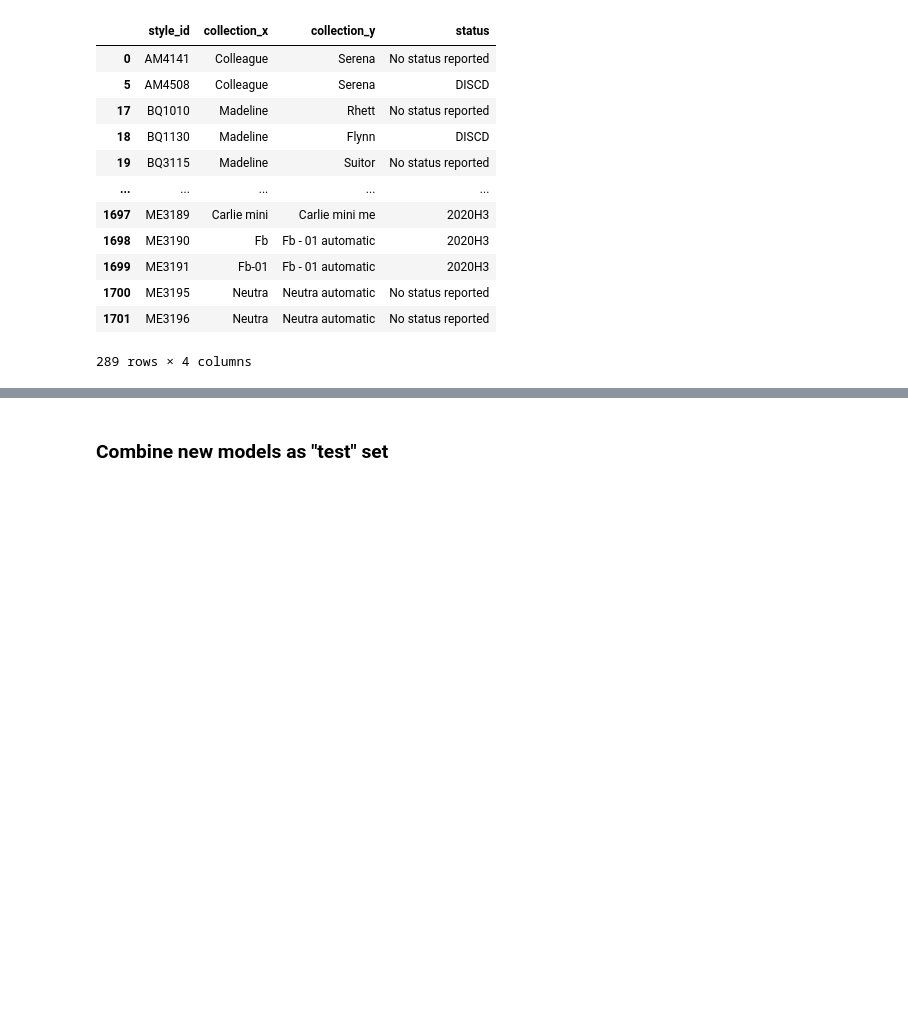
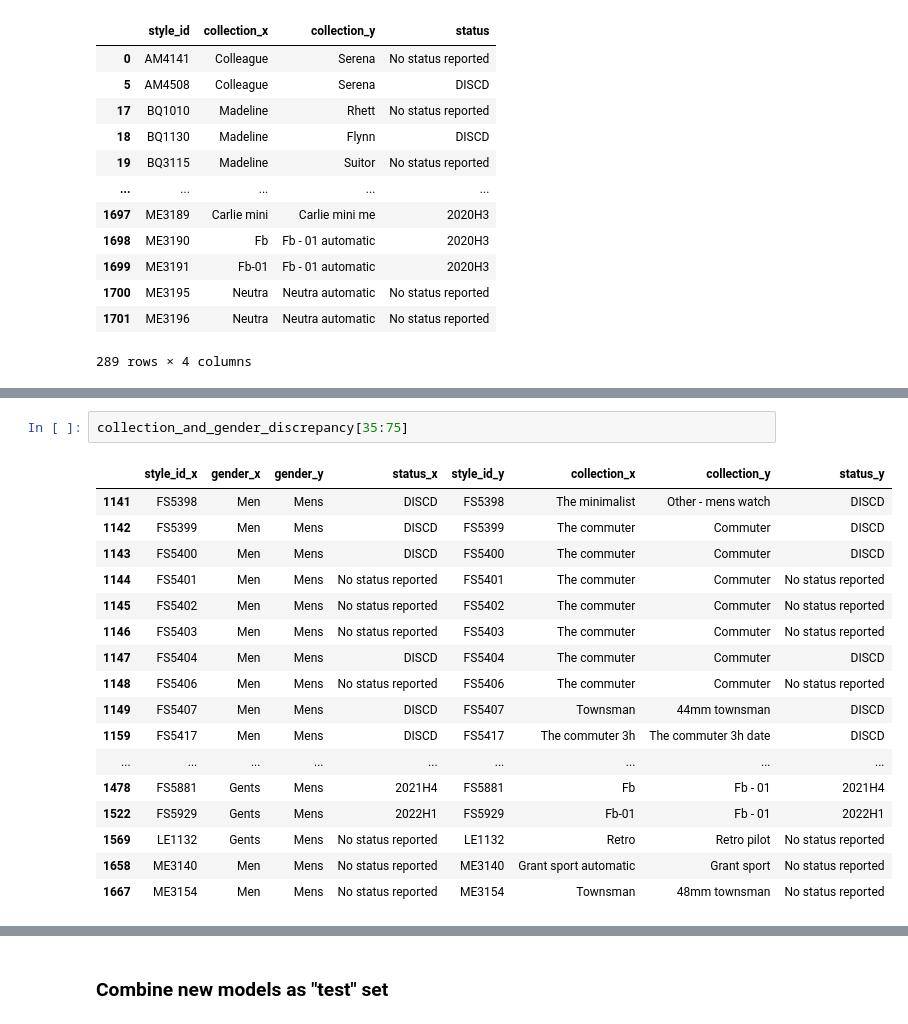
Before and after one commit to vmorenocosta/project-capstone-watch-sales, a Jupyter notebook: code/01_data_cleaning.ipynb, the cells around one changed output, grey strips where cells are left out. Drawn from its saved outputs; the diff is of its cells as text; blank space fills up the shorter version.

```diff
--- a/code/01_data_cleaning.ipynb
+++ b/code/01_data_cleaning.ipynb
@@ -660,0 +828,20 @@ collection_discrepancy.replace(collection_replace_dict,1)
+# %%
+collection_and_gender_discrepancy[35:75]
+# %% [output]
+|  | style_id_x | gender_x | gender_y | status_x | style_id_y | collection_x | collection_y | status_y |
+| 1141 | FS5398 | Men | Mens | DISCD | FS5398 | The minimalist | Other - mens watch | DISCD |
+| 1142 | FS5399 | Men | Mens | DISCD | FS5399 | The commuter | Commuter | DISCD |
+| 1143 | FS5400 | Men | Mens | DISCD | FS5400 | The commuter | Commuter | DISCD |
+| 1144 | FS5401 | Men | Mens | No status reported | FS5401 | The commuter | Commuter | No status reported |
+| 1145 | FS5402 | Men | Mens | No status reported | FS5402 | The commuter | Commuter | No status reported |
+| 1146 | FS5403 | Men | Mens | No status reported | FS5403 | The commuter | Commuter | No status reported |
+| 1147 | FS5404 | Men | Mens | DISCD | FS5404 | The commuter | Commuter | DISCD |
+| 1148 | FS5406 | Men | Mens | No status reported | FS5406 | The commuter | Commuter | No status reported |
+| 1149 | FS5407 | Men | Mens | DISCD | FS5407 | Townsman | 44mm townsman | DISCD |
+| 1159 | FS5417 | Men | Mens | DISCD | FS5417 | The commuter 3h | The commuter 3h date | DISCD |
+| ... | ... | ... | ... | ... | ... | ... | ... | ... |
+| 1478 | FS5881 | Gents | Mens | 2021H4 | FS5881 | Fb | Fb - 01 | 2021H4 |
+| 1522 | FS5929 | Gents | Mens | 2022H1 | FS5929 | Fb-01 | Fb - 01 | 2022H1 |
+| 1569 | LE1132 | Gents | Mens | No status reported | LE1132 | Retro | Retro pilot | No status reported |
+| 1658 | ME3140 | Men | Mens | No status reported | ME3140 | Grant sport automatic | Grant sport | No status reported |
+| 1667 | ME3154 | Men | Mens | No status reported | ME3154 | Townsman | 48mm townsman | No status reported |
```
Also changed, not shown: parts of 104 cells of this notebook, 5 other files.
